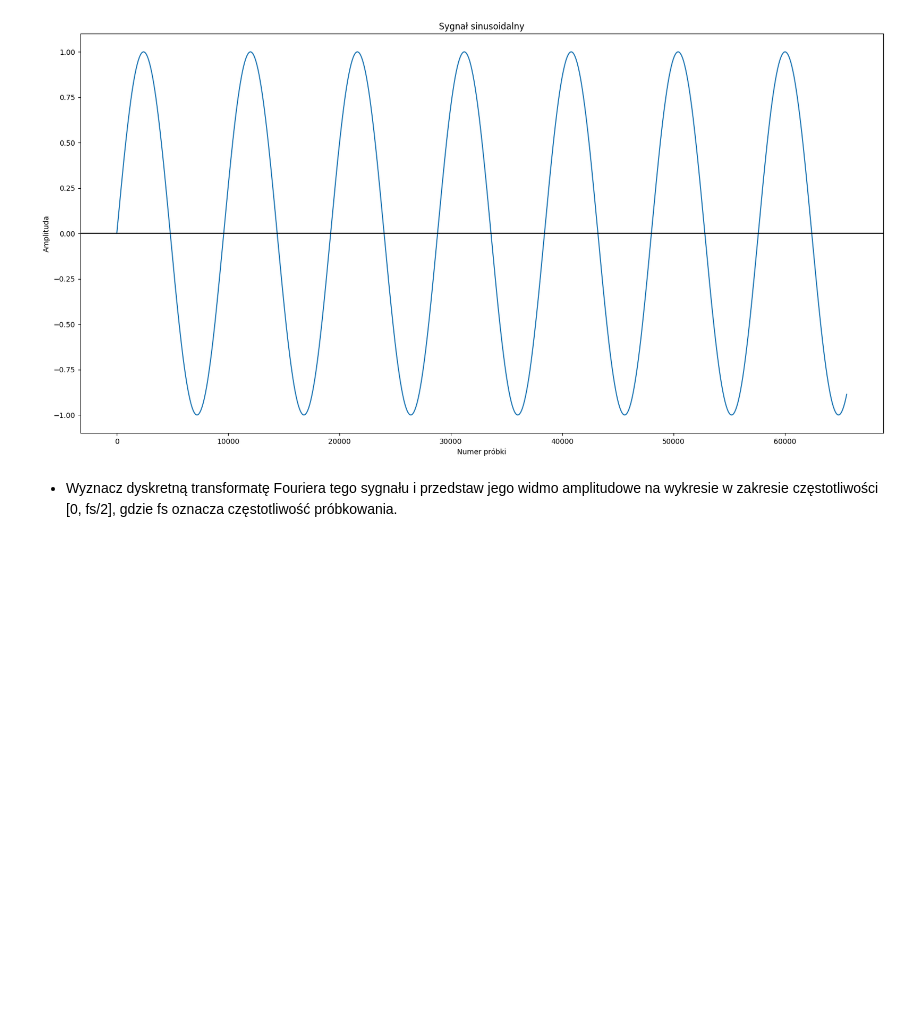
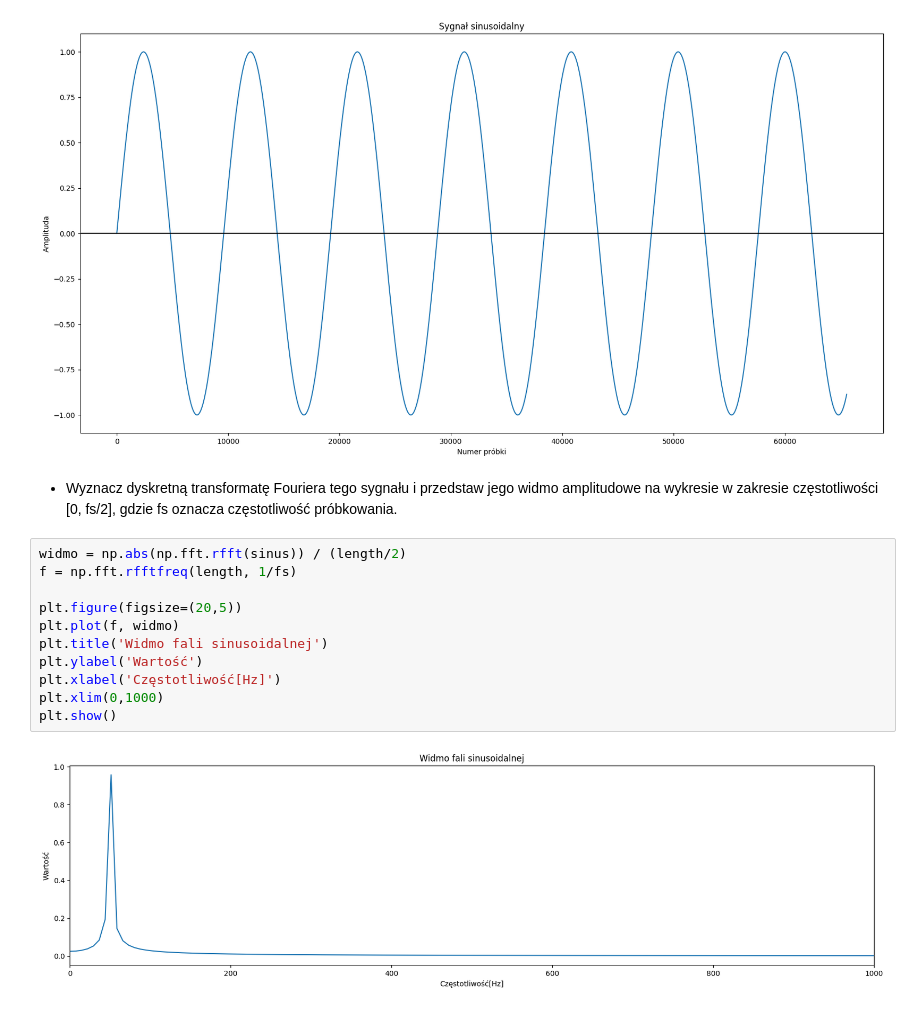
Before and after one commit to igorwlodarczyk/cpsio, a Jupyter notebook: lab1.ipynb, the cells around one changed output. Drawn from its saved outputs; the diff is of its cells as text; blank space fills up the shorter version.

```diff
--- a/lab1.ipynb
+++ b/lab1.ipynb
@@ -114,3 +114,16 @@ plt.show()
 [figure]
 # %% [markdown]
 - Wyznacz dyskretną transformatę Fouriera tego sygnału i przedstaw jego widmo amplitudowe na wykresie w zakresie częstotliwości [0, fs/2], gdzie fs oznacza częstotliwość próbkowania.
+# %%
+widmo = np.abs(np.fft.rfft(sinus)) / (length/2)
+f = np.fft.rfftfreq(length, 1/fs)
+
+plt.figure(figsize=(20,5))
+plt.plot(f, widmo)
+plt.title('Widmo fali sinusoidalnej')
+plt.ylabel('Wartość')
+plt.xlabel('Częstotliwość[Hz]')
+plt.xlim(0,1000)
+plt.show()
+# %% [output]
+[figure, added]
```
Also changed, not shown: parts of 20 cells of this notebook.
